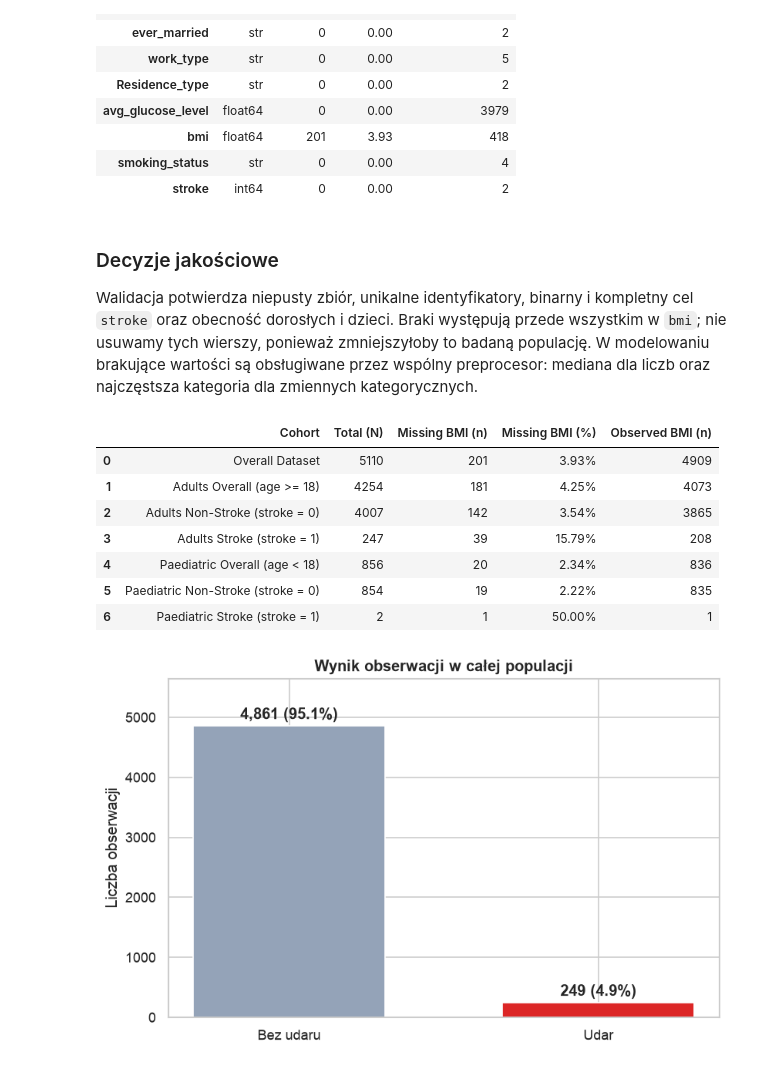
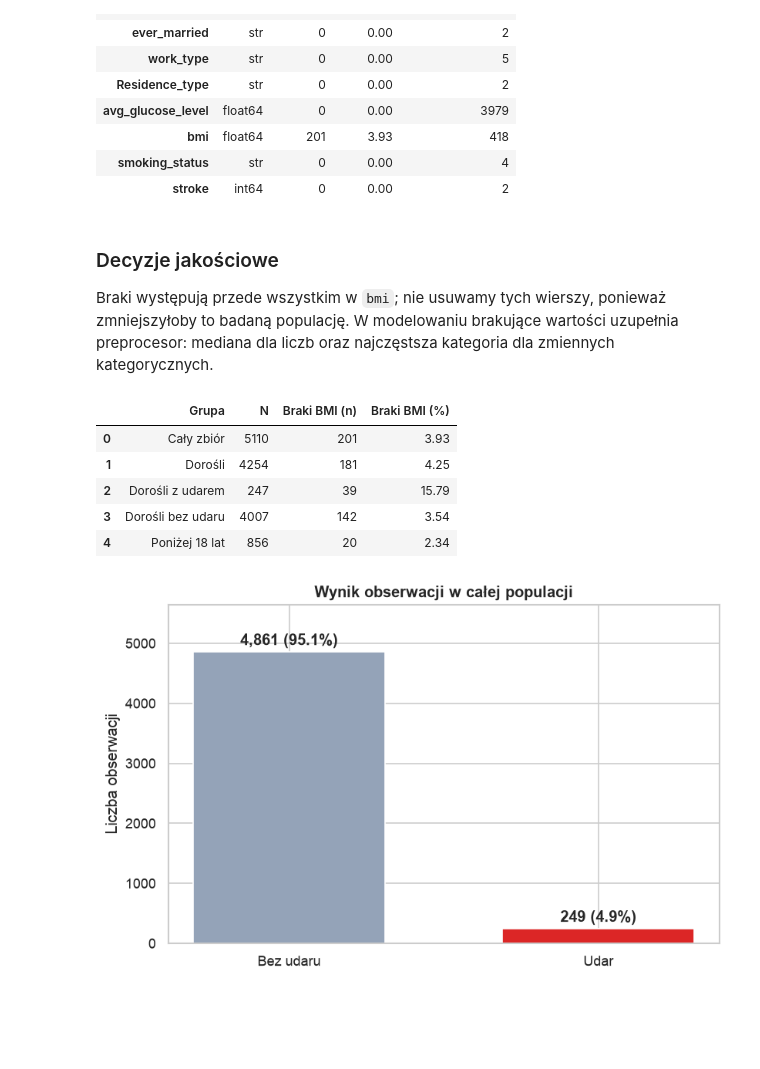
Before and after one commit to AntoniEntrepreneur/MedycznaAnaliza, a Jupyter notebook: notebooks/stroke_risk_analysis.ipynb, the cells around one changed output. Cells and saved outputs as stored; diff of their text form; code cells hidden in the pictures; blank space fills up the shorter version.

```diff
--- a/notebooks/stroke_risk_analysis.ipynb
+++ b/notebooks/stroke_risk_analysis.ipynb
@@ -61,6 +46,6 @@ W części opisowej wykorzystujemy pełną populację z pliku. Dla modelowania `
 # %%
-# Wczytanie i walidacja śledzonego zbioru
-raw_df = load_data()
+# Wczytanie zbioru
+raw_df = pd.read_csv(DATA_PATH)
 
 print(f"Kształt zbioru: {raw_df.shape[0]:,} wierszy × {raw_df.shape[1]} kolumn")
 print(f"Zakres wieku: {raw_df['age'].min():.0f}–{raw_df['age'].max():.0f} lat")
@@ -93,20 +78,31 @@ Kolumny: id, gender, age, hypertension, heart_disease, ever_married, work_type,
 # %% [markdown]
 ### Decyzje jakościowe
 
-Walidacja potwierdza niepusty zbiór, unikalne identyfikatory, binarny i kompletny cel `stroke` oraz obecność dorosłych i dzieci. Braki występują przede wszystkim w `bmi`; nie usuwamy tych wierszy, ponieważ zmniejszyłoby to badaną populację. W modelowaniu brakujące wartości są obsługiwane przez wspólny preprocesor: mediana dla liczb oraz najczęstsza kategoria dla zmiennych kategorycznych.
+Braki występują przede wszystkim w `bmi`; nie usuwamy tych wierszy, ponieważ zmniejszyłoby to badaną populację. W modelowaniu brakujące wartości uzupełnia preprocesor: mediana dla liczb oraz najczęstsza kategoria dla zmiennych kategorycznych.
 # %%
-# Jawne podsumowanie braków BMI według kohorty i wyniku
-bmi_quality = validate_missing_bmi_patterns(raw_df)
+# Braki BMI w podgrupach
+adults = raw_df["age"] >= 18
+groups = {
+    "Cały zbiór": raw_df,
+    "Dorośli": raw_df[adults],
+    "Dorośli z udarem": raw_df[adults & (raw_df[TARGET_COL] == 1)],
+    "Dorośli bez udaru": raw_df[adults & (raw_df[TARGET_COL] == 0)],
+    "Poniżej 18 lat": raw_df[~adults],
+}
+bmi_quality = pd.DataFrame({
+    "Grupa": list(groups),
+    "N": [len(g) for g in groups.values()],
+    "Braki BMI (n)": [int(g["bmi"].isna().sum()) for g in groups.values()],
+    "Braki BMI (%)": [round(g["bmi"].isna().mean() * 100, 2) for g in groups.values()],
+})
 display(bmi_quality)
 # %% [output]
-|  | Cohort | Total (N) | Missing BMI (n) | Missing BMI (%) | Observed BMI (n) |
-| 0 | Overall Dataset | 5110 | 201 | 3.93% | 4909 |
-| 1 | Adults Overall (age >= 18) | 4254 | 181 | 4.25% | 4073 |
-| 2 | Adults Non-Stroke (stroke = 0) | 4007 | 142 | 3.54% | 3865 |
-| 3 | Adults Stroke (stroke = 1) | 247 | 39 | 15.79% | 208 |
-| 4 | Paediatric Overall (age < 18) | 856 | 20 | 2.34% | 836 |
-| 5 | Paediatric Non-Stroke (stroke = 0) | 854 | 19 | 2.22% | 835 |
-| 6 | Paediatric Stroke (stroke = 1) | 2 | 1 | 50.00% | 1 |
+|  | Grupa | N | Braki BMI (n) | Braki BMI (%) |
+| 0 | Cały zbiór | 5110 | 201 | 3.93 |
+| 1 | Dorośli | 4254 | 181 | 4.25 |
+| 2 | Dorośli z udarem | 247 | 39 | 15.79 |
+| 3 | Dorośli bez udaru | 4007 | 142 | 3.54 |
+| 4 | Poniżej 18 lat | 856 | 20 | 2.34 |
 # %%
 # Wykres 1/7 — liczebność i niezrównoważenie celu
 outcome_counts = raw_df[TARGET_COL].value_counts().sort_index().rename(index={0: "Bez udaru", 1: "Udar"})
```
Also changed, not shown: parts of 10 cells of this notebook, 5 other files.
